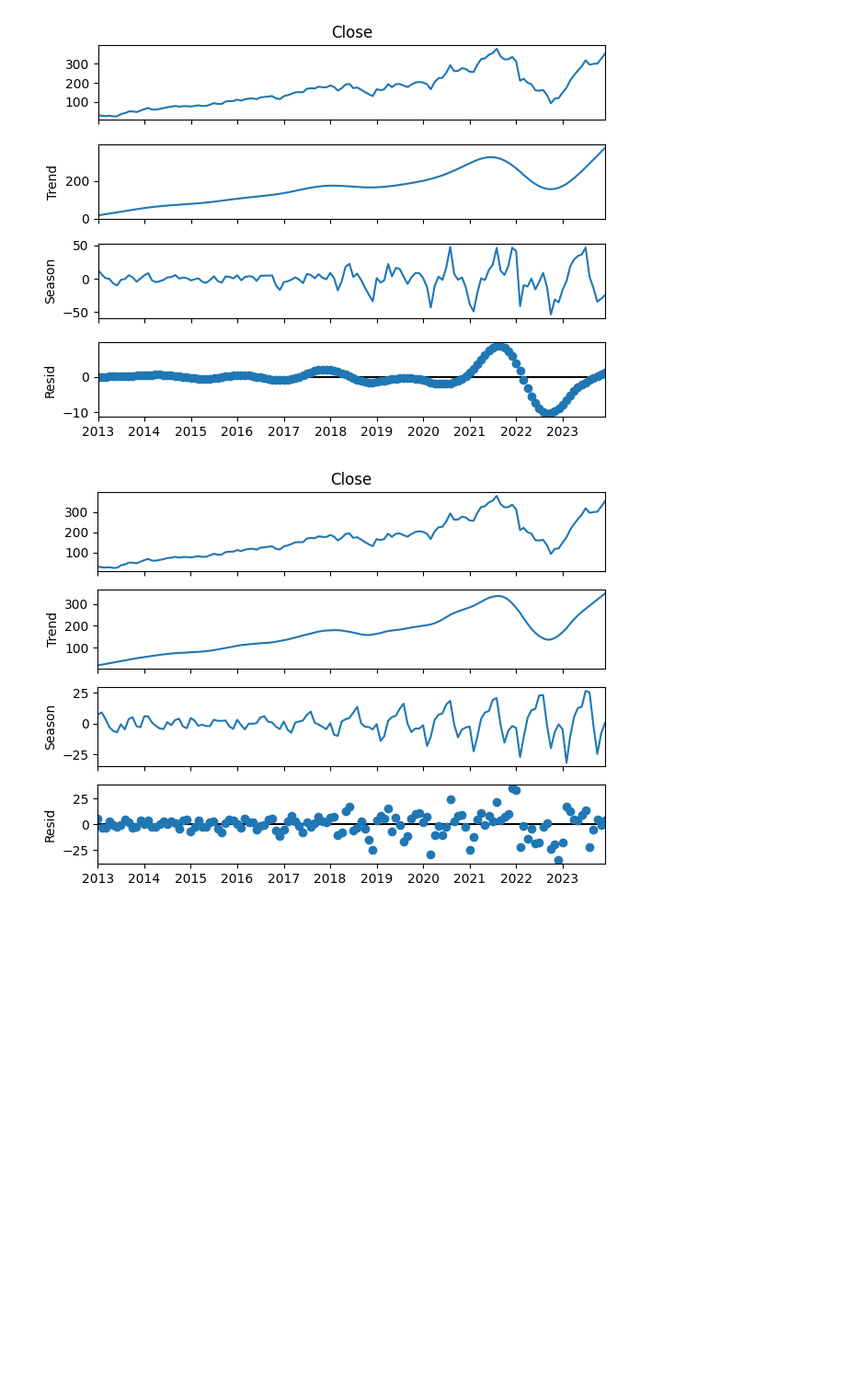
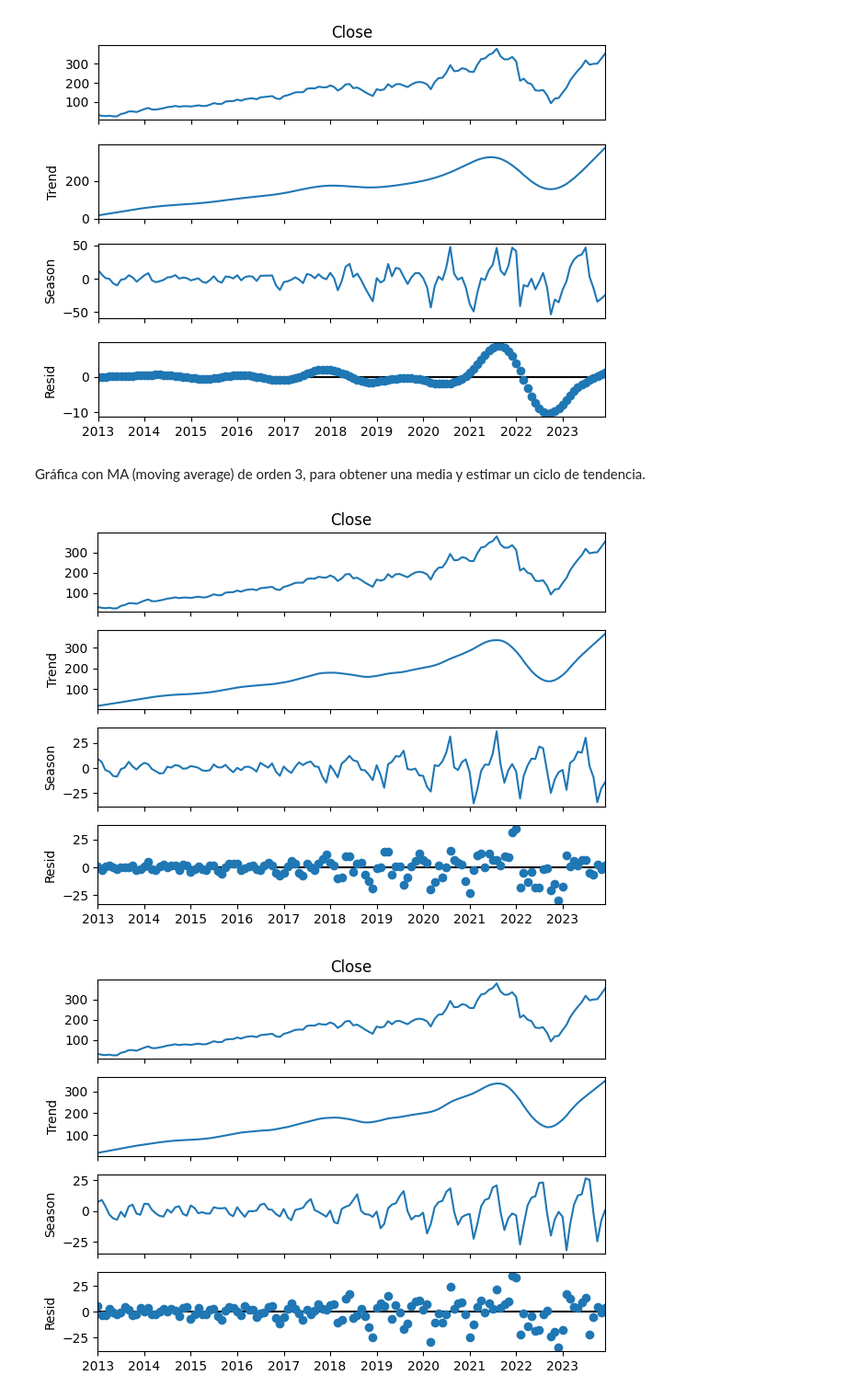
Before and after one commit to Michelleagl/Series_de_Tiempo, a Jupyter notebook: series_de_tiempo.ipynb, the cells around one changed output. Shown at 92% size. Drawn from its saved outputs; the diff is of its cells as text; code cells hidden in the pictures; blank space fills up the shorter version.

```diff
--- a/series_de_tiempo.ipynb
+++ b/series_de_tiempo.ipynb
@@ -272,6 +290,14 @@ res = stl.fit()
 fig = res.plot()
 # %% [output]
 [figure]
+# %% [markdown]
+Gráfica con MA (moving average) de orden 3, para obtener una media y estimar un ciclo de tendencia.
+# %%
+stl = STL(hist2, seasonal=5, trend = 13)
+res = stl.fit()
+fig = res.plot()
+# %% [output]
+[figure, added]
 # %%
 stl = STL(hist2, seasonal=13, trend = 13)
 res = stl.fit()
```
Also changed, not shown: parts of 4 cells of this notebook.
